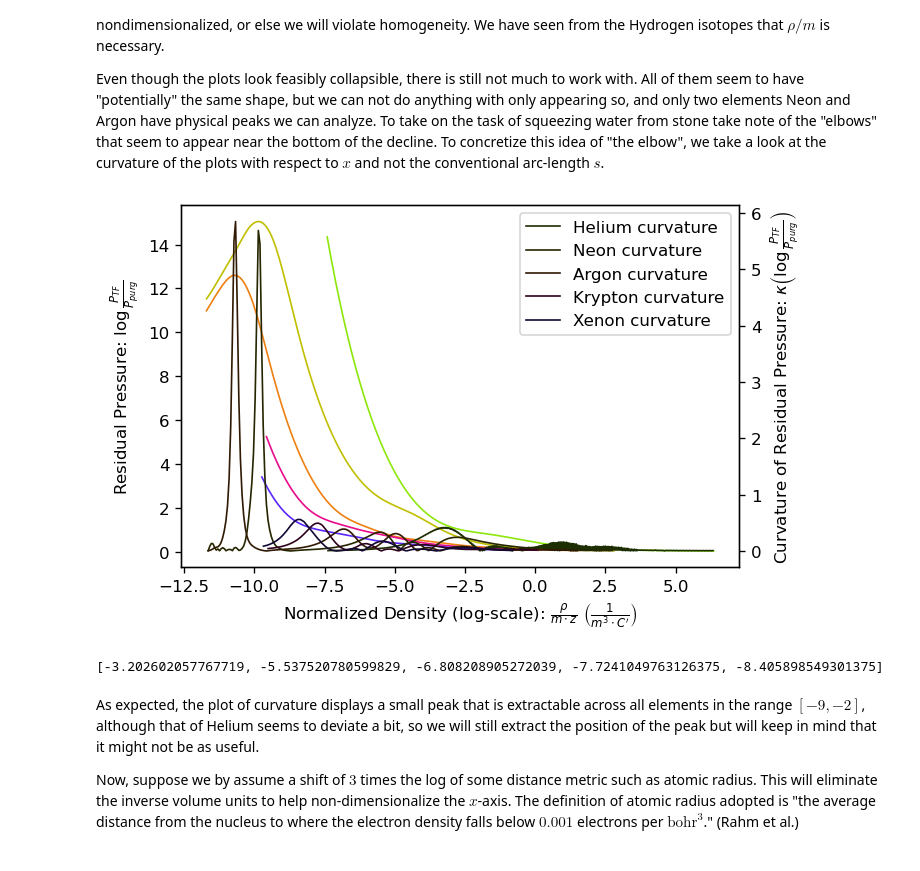
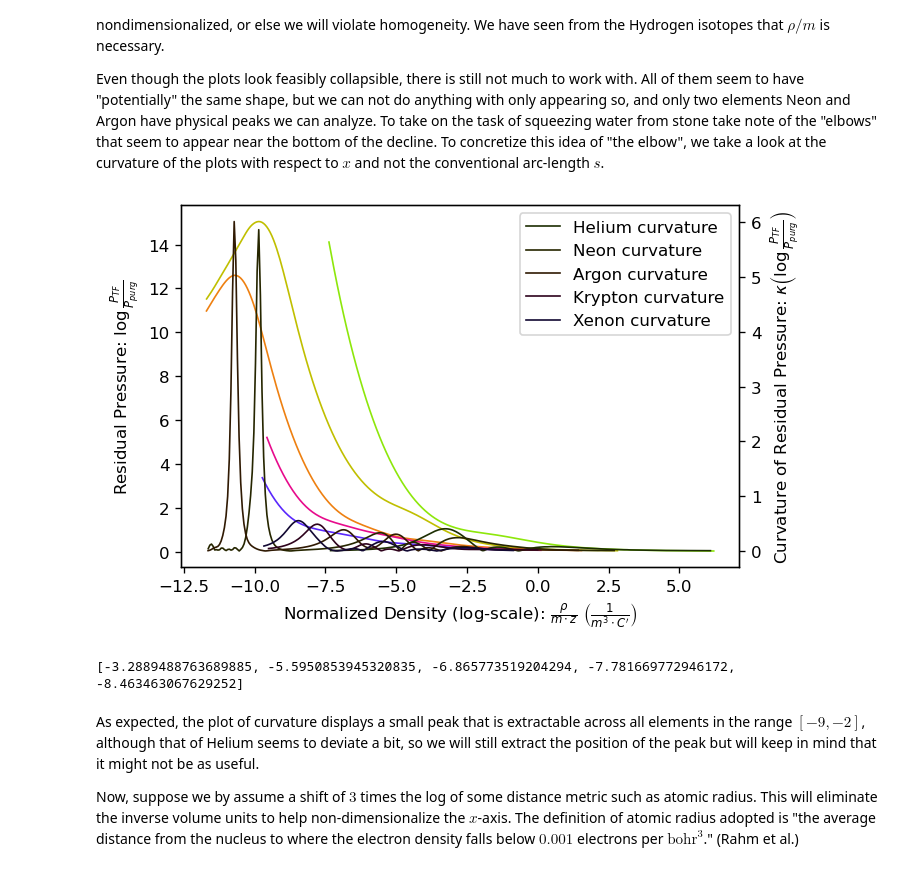
Before and after one commit to JophiArcana/EOS-2023, a Jupyter notebook: element_analysis.ipynb, the cells around one changed output. Cells and saved outputs as stored; diff of their text form; code cells hidden in the pictures.

```diff
--- a/element_analysis.ipynb
+++ b/element_analysis.ipynb
@@ -214,7 +214,9 @@ for file in os.listdir('Pressure Data/Purgatorio Data'):
     element[elem] = e
 
     purg_data = clip_negative(np.loadtxt(f'Pressure Data/Purgatorio Data/{file}', dtype=float))
-    log_purg_data = augment(SMA_smooth(*np.log(purg_data, dtype=float).T))
+    log_purg_data = SMA_smooth(*np.log(purg_data, dtype=float).T)
+    if np.mean(np.diff(log_purg_data[:, 0])) > 0.1:
+        log_purg_data = augment(log_purg_data)
     # log_purg_data = SMA_smooth(*np.log(purg_data, dtype=float).T)
 
     # bulk_data = np.loadtxt(f'Elements/{element_name}/Bulk_Test_{element_name}.dat')
@@ -291,11 +293,12 @@ for elem in purg_elements:
 
     lo, hi = np.searchsorted(x, [normalized_TF_dataset[0, 0], normalized_TF_dataset[-1, 0]])
     x = p[lo:hi, 0] - np.log(e.atomic_number * e.mass)
-    y = p_star(x) - (p[lo:hi, 1] - np.log(e.atomic_number) * 10 / 3)
+    log_y = np.log(p_star(x) - (p[lo:hi, 1] - np.log(e.atomic_number) * 10 / 3))
     # y = np.log(1 - np.exp((p[lo:hi, 1] - np.log(e.atomic_number) * 10 / 3) - p_star(x)))
     # y = np.log(np.exp(p_star(x) - (p[lo:hi, 1] - np.log(e.atomic_number) * 10 / 3)) - 1)
 
-    x, y = SMA_smooth(x, y).T
+    x, log_y = SMA_smooth(x, log_y).T
+    y = np.exp(log_y)
 
     residual[elem] = np.array([x + np.log(e.atomic_number * e.mass), y]).T
 
@@ -344,40 +347,41 @@ curvature_plt = residual_plt.twinx()
 fig.dpi = 120
 
 curve_max = {}
 curvature = {}
 for elem in noble_gases:
     e, r = element[elem], residual[elem]
 
     x = r[:, 0] - np.log(e.mass * e.atomic_number)
     y = r[:, 1]
 
     dV = np.diff(r.T, axis=1)
+    dV = (dV[:, :-1] + dV[:, 1:]) / 2
     dS = np.linalg.norm(dV, axis=0)
     T = dV / dS
     dT = np.diff(T, axis=1)
     c = np.linalg.norm(dT, axis=0) / dS[:-1]
 
-    curvature[elem] = np.array([r[1:-1, 0], c]).T
+    curvature[elem] = np.array([r[1:-2, 0], c]).T
     # curvature_list.append((e, np.array([r[1:-1, 0], curvature]).T))
 
     lo, hi = np.searchsorted(x, [-8.75, -2.5])
     curve_max[elem] = x[lo + np.argmax(c[lo:hi]) + 1]
 
     residual_plt.plot(x, y, color=color(e.mass), linewidth=1, label=e.name)
-    curvature_plt.plot(x[1:-1], c, color=0.2 * color(e.mass), linewidth=1, label=e.name + ' curvature')
+    curvature_plt.plot(x[1:-2], c, color=0.2 * color(e.mass), linewidth=1, label=e.name + ' curvature')
 
 residual_plt.set_xlabel(r"Normalized Density (log-scale): $\frac{\rho}{m \cdot z}$ $\left(\frac{1}{m^3 \cdot C'}\right)$")
 residual_plt.set_ylabel(r"Residual Pressure: $\log \frac{P_{TF}}{P_{purg}}$")
 curvature_plt.set_ylabel(r"Curvature of Residual Pressure: $\kappa\left(\log \frac{P_{TF}}{P_{purg}}\right)$")
 
 curvature_plt.legend()
 plt.show()
 # %% [output]
-[figure, old version]
+[figure, new version]
 # %%
 print([curve_max[elem] for elem in noble_gases])
 # %% [output]
-[-3.202602057767719, -5.537520780599829, -6.808208905272039, -7.7241049763126375, -8.405898549301375]
+[-3.2889488763689885, -5.5950853945320835, -6.865773519204294, -7.781669772946172, -8.463463067629252]
 # %% [markdown]
 As expected, the plot of curvature displays a small peak that is extractable across all elements in the range $[-9, -2]$, although that of Helium seems to deviate a bit, so we will still extract the position of the peak but will keep in mind that it might not be as useful.
 
```
Also changed, not shown: parts of 21 cells of this notebook.
